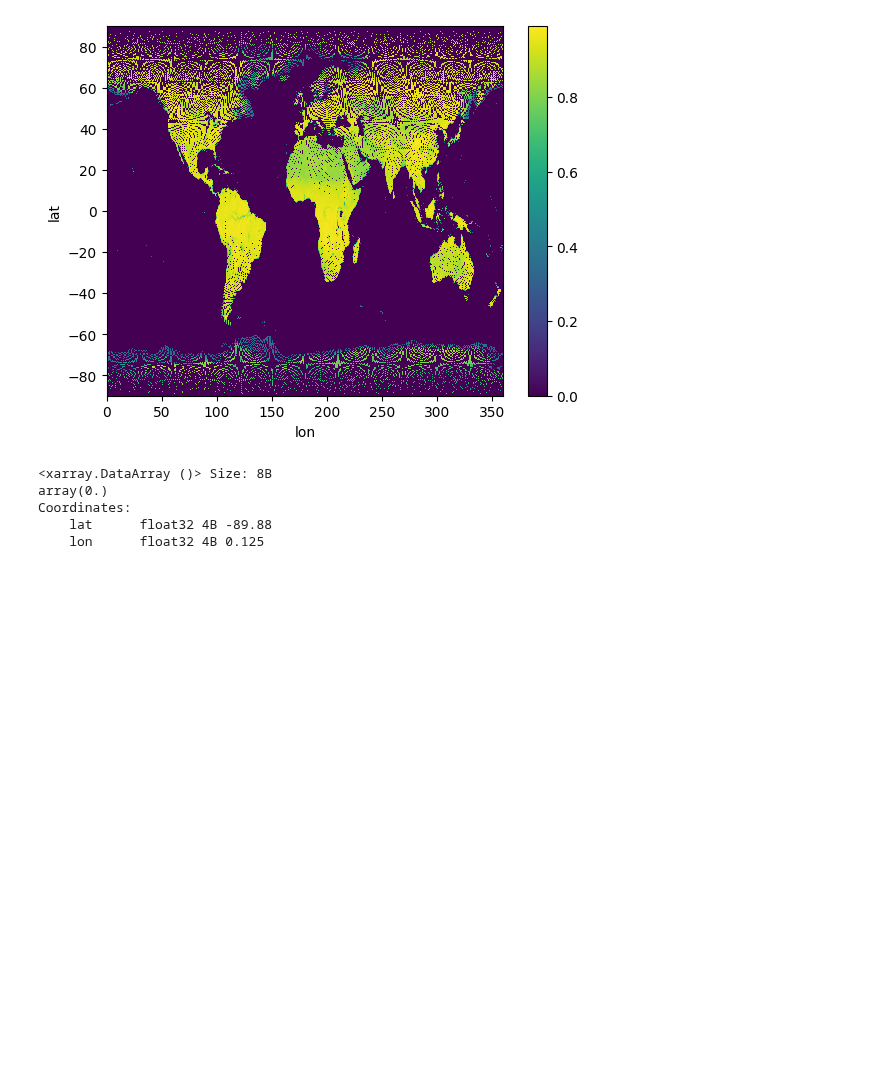
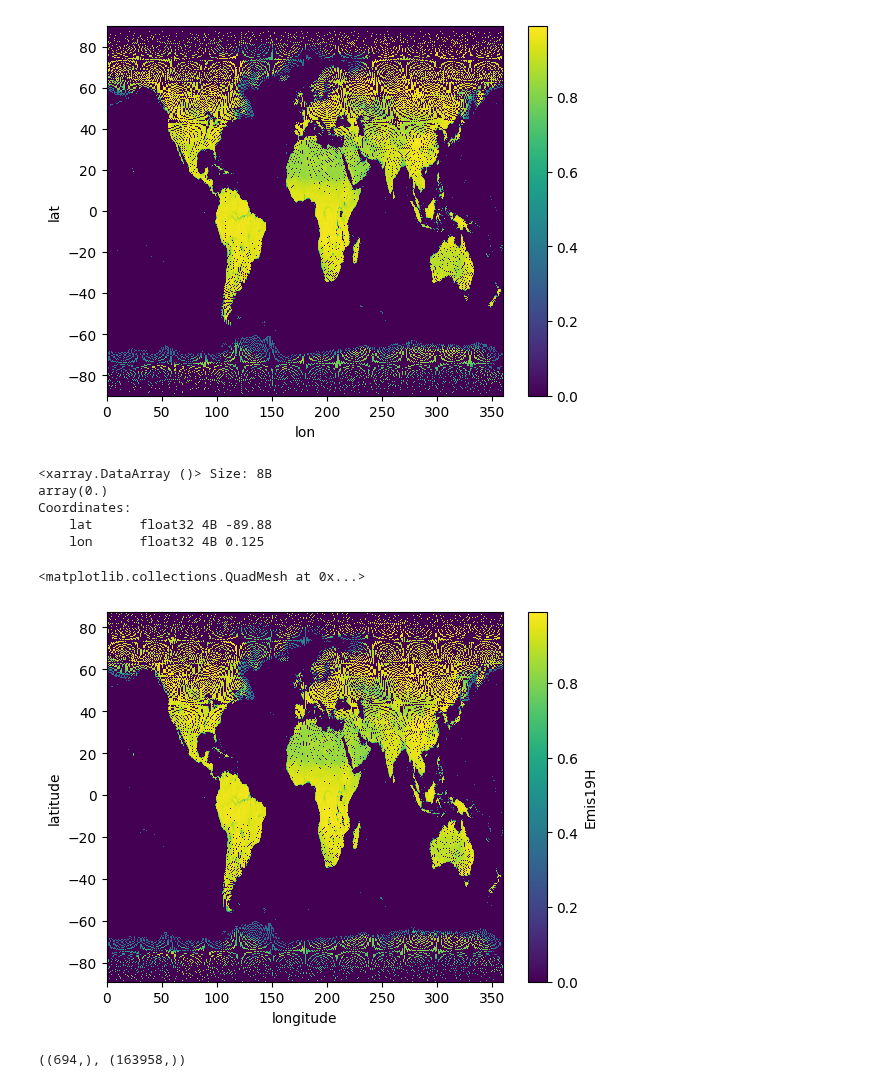
Before and after one commit to AndresTerrer/PMW_LST, a Jupyter notebook: notebooks/TELSEM_atlas_reading.ipynb, the cells around one changed output. Drawn from its saved outputs; the diff is of its cells as text; code cells hidden in the pictures; blank space fills up the shorter version.

```diff
--- a/notebooks/TELSEM_atlas_reading.ipynb
+++ b/notebooks/TELSEM_atlas_reading.ipynb
@@ -441,3 +424,38 @@ array(0.)
 Coordinates:
     lat      float32 4B -89.88
     lon      float32 4B 0.125
+# %%
+# Create a gridded version o fthe geopandas dataframe
+import xarray as xr
+import numpy as np
+xmin, ymin, xmax, ymax = gdf.total_bounds
+cell_size = 0.25
+xcoords = np.arange(xmin, xmax, cell_size)
+ycoords = np.arange(ymin, ymax,cell_size)
+
+# Create the meshgrid
+
+X, Y = np.meshgrid(xcoords, ycoords)
+
+# Empty array:
+counts = np.zeros_like(X)
+# %%
+for index, point in gdf.iterrows():
+    x = point.geometry.x
+    y = point.geometry.y
+    # Find the indices of the grid cell where the point belongs
+    i = int((x - xmin) / cell_size)
+    j = int((y - ymin) / cell_size)
+    # Increment the count for that grid cell
+    if 0 <= i < counts.shape[1] and 0 <= j < counts.shape[0]:
+        counts[j, i] = gdf["Emis19H"][index]
+# %%
+# Create an xarray DataArray with the counts
+data_array = xr.DataArray(counts, coords=[ycoords, xcoords], dims=['latitude', 'longitude'])
+
+# Optionally, convert to dataset if needed
+dataset = data_array.to_dataset(name='Emis19H')
+dataset.Emis19H.plot()
+# %% [output]
+<matplotlib.collections.QuadMesh at 0x...>
+[figure, added]
@@ -443,0 +471,4 @@ Coordinates:
+# %%
+lat_grid.shape, lon_grid.shape
+# %% [output]
+((694,), (163958,))
```
Also changed, not shown: parts of 9 cells of this notebook, 1 other file.
